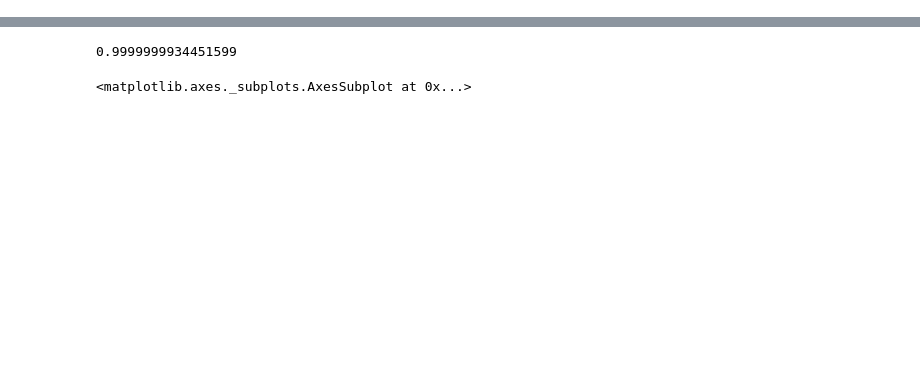
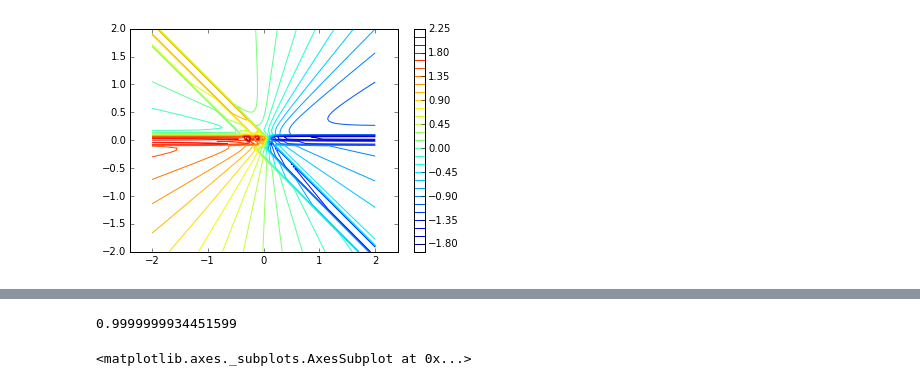
Before and after one commit to rjleveque/dtopotools_triangular_test, a Jupyter notebook: Triangular_faults_test.ipynb, the cells around one changed output, grey strips where cells are left out. Saved outputs shown, nothing was run; the diff lists cells and outputs as text; code cells hidden in the pictures; blank space fills up the shorter version.

```diff
--- a/Triangular_faults_test.ipynb
+++ b/Triangular_faults_test.ipynb
@@ -21,0 +48,46 @@ subfault1.calculate_geometry_triangles()
+# %%
+
+v13 = np.zeros(X1.shape)
+v23 = np.zeros(X1.shape)
+v33 = np.zeros(X1.shape)
+
+
+for j in range(3):
+    alpha = alpha_list[j]
+    beta = beta_list[j]
+    Olong = O1_list[j][0]
+    Olat = O1_list[j][1]
+    Odepth = -O1_list[j][2]
+
+    Y1,Y2,Y3,Z1,Z2,Z3,Yb1,Yb2,Yb3,Zb1,Zb2,Zb3 = \
+        subfault0._get_halfspace_coords(X1,X2,X3,alpha,beta,Olong,Olat,Odepth)
+
+    w11,w12,w13,w21,w22,w23,w31,w32,w33 =subfault0._get_angular_dislocations(Y1,Y2,Y3,Z1,Z2,Z3,\
+                                  Yb1,Yb2,Yb3,Zb1,Zb2,Zb3,beta,Odepth)
+
+    v13 = v13 + w13
+    v23 = v23 + w23
+    v33 = v33 + w33
+
+for j in range(3):
+    alpha = alpha_list[j]
+    beta = beta_list[j]
+    Olong = O2_list[j][0]
+    Olat = O2_list[j][1]
+    Odepth = -O2_list[j][2]
+
+    Y1,Y2,Y3,Z1,Z2,Z3,Yb1,Yb2,Yb3,Zb1,Zb2,Zb3 = \
+        subfault0._get_halfspace_coords(X1,X2,X3,alpha,beta,Olong,Olat,Odepth)
+
+    w11,w12,w13,w21,w22,w23,w31,w32,w33 =subfault0._get_angular_dislocations(Y1,Y2,Y3,Z1,Z2,Z3,\
+                                  Yb1,Yb2,Yb3,Zb1,Zb2,Zb3,beta,Odepth)
+
+    v13 = v13 + w13
+    v23 = v23 + w23
+    v33 = v33 + w33
+# %%
+pl.contour(X1,X2,0.*v13 + 0.*v23 + 1.*v33,30);
+pl.colorbar();
+pl.axis('equal');
+# %% [output]
+[figure, added]
```
Also changed, not shown: parts of 17 cells of this notebook.
